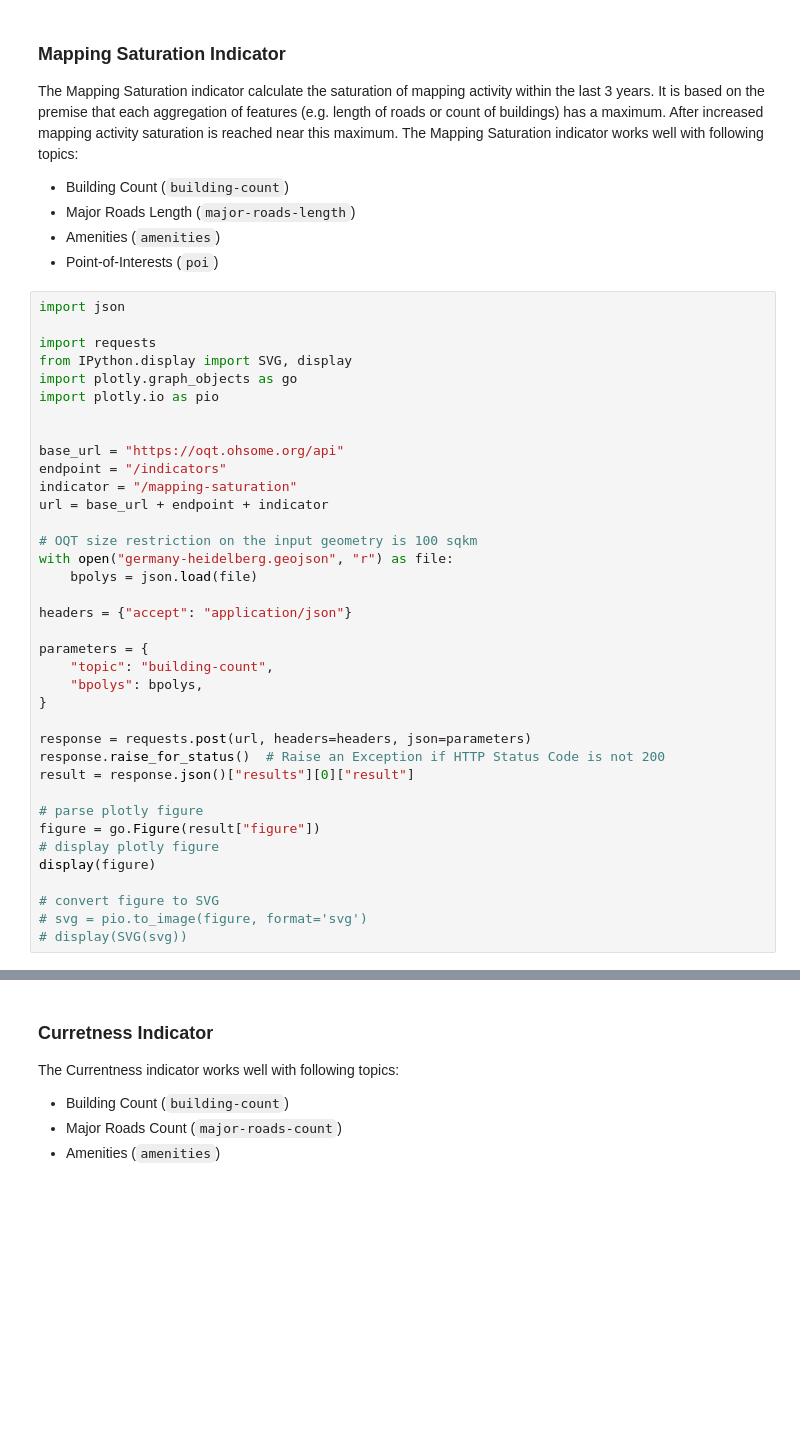
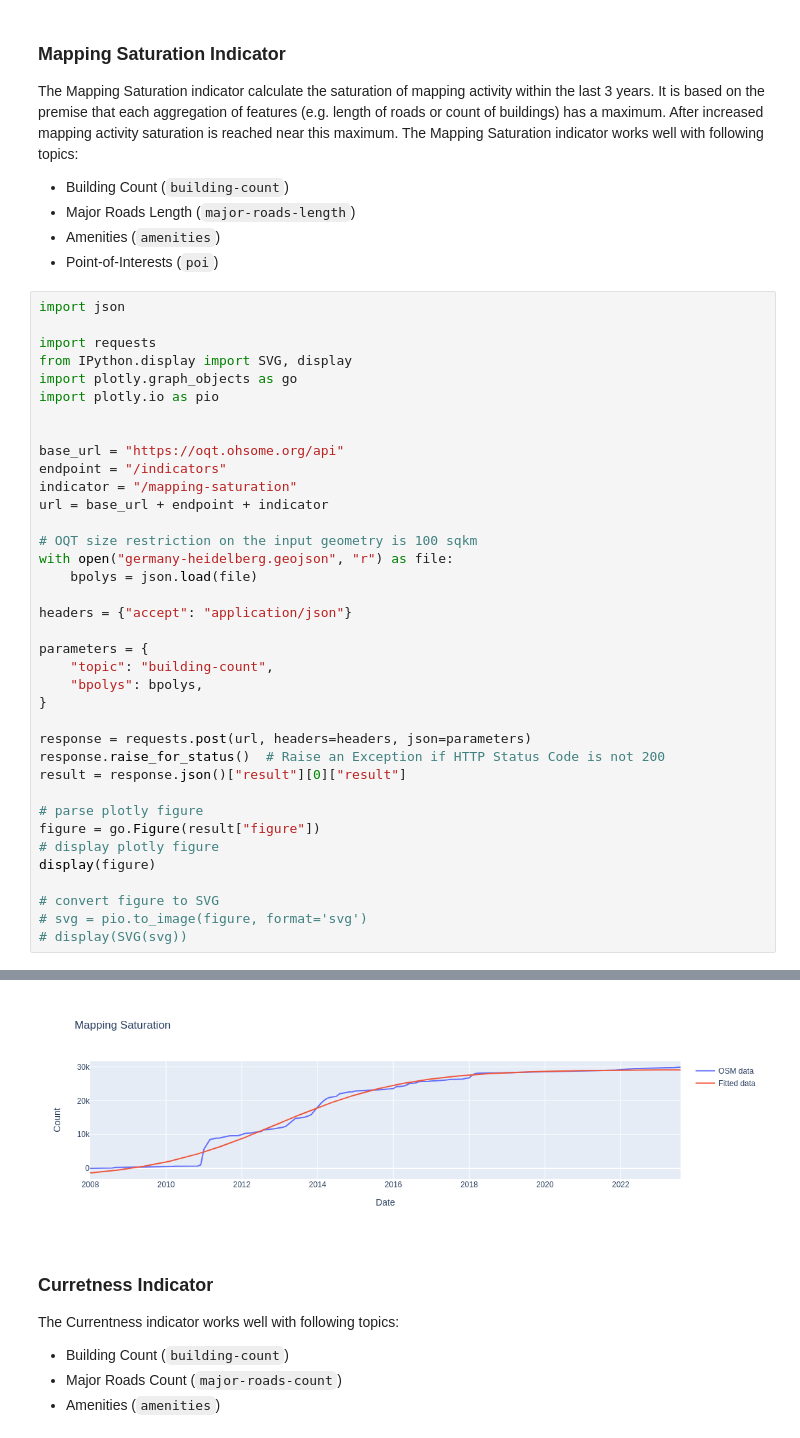
Before and after one commit to GIScience/ohsome-quality-api-examples, a Jupyter notebook: notebook.ipynb, the cells around one changed output, grey strips where cells are left out. Cells and saved outputs as stored; diff of their text form; blank space fills up the shorter version.

Commit message:
fix: adjust to new response schema

```diff
--- a/notebook.ipynb
+++ b/notebook.ipynb
@@ -48,7 +48,7 @@ parameters = {
 
 response = requests.post(url, headers=headers, json=parameters)
 response.raise_for_status()  # Raise an Exception if HTTP Status Code is not 200
-result = response.json()["results"][0]["result"]
+result = response.json()["result"][0]["result"]
 
 # parse plotly figure
 figure = go.Figure(result["figure"])
@@ -64,3 +63,4 @@ display(figure)
+[figure, added]
 # %% [markdown]
 ### Curretness Indicator
 
```
Also changed, not shown: parts of 2 cells of this notebook.
